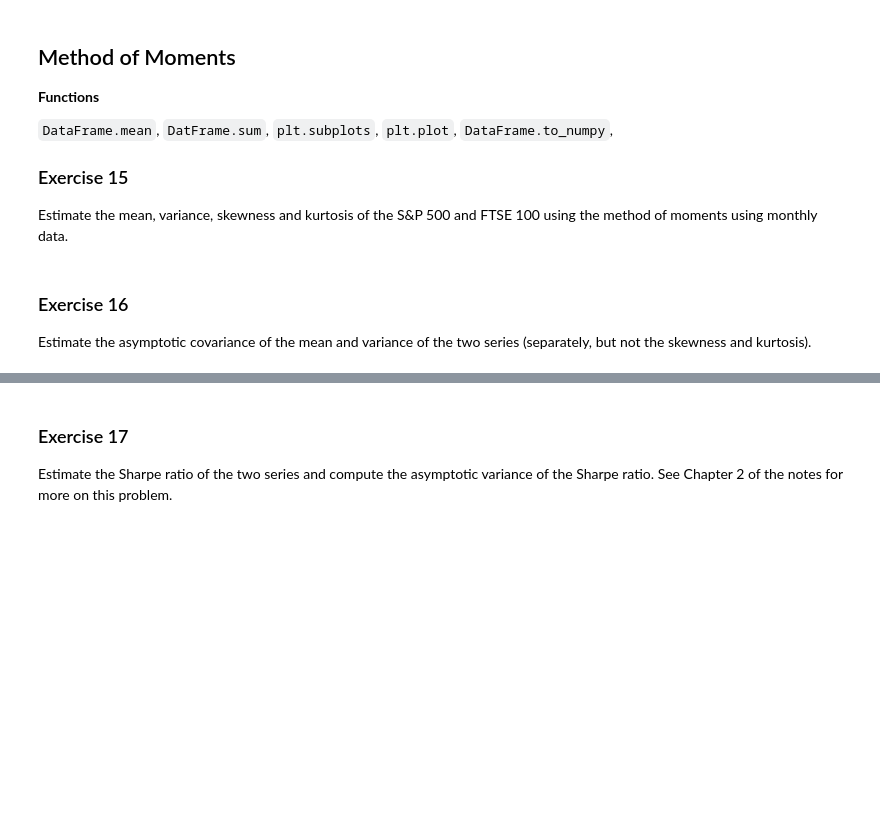
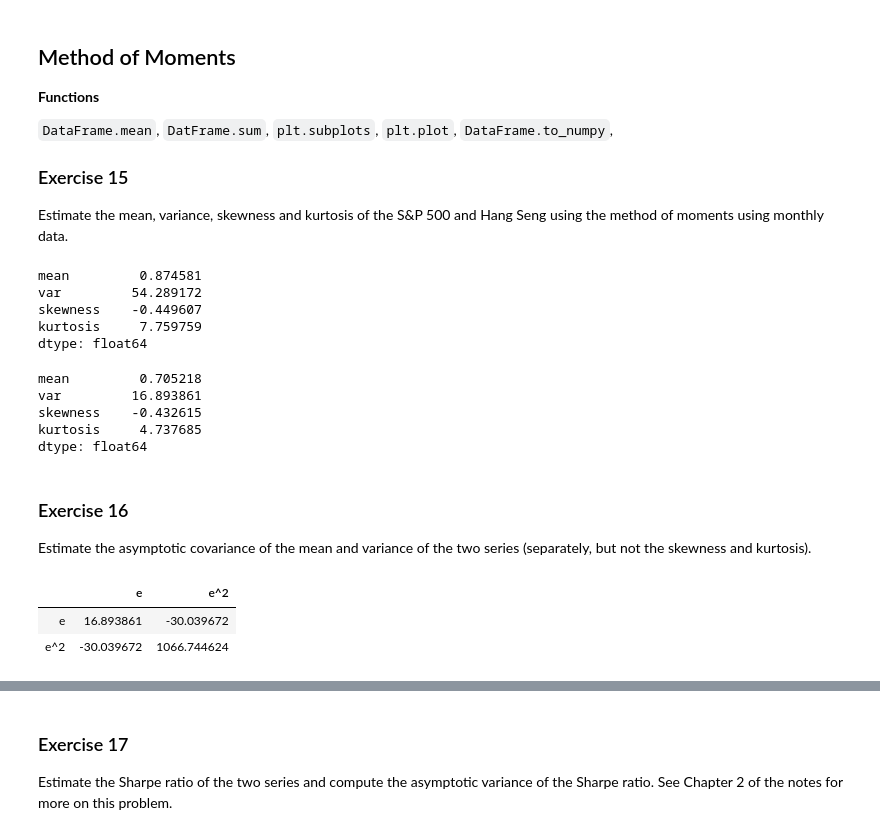
Before and after one commit to bashtage/python-introduction, a Jupyter notebook: solutions/autumn/estimation-method-of-moments.ipynb, the cells around one changed output, grey strips where cells are left out. Drawn from its saved outputs; the diff is of its cells as text; code cells hidden in the pictures; blank space fills up the shorter version.

```diff
--- a/solutions/autumn/estimation-method-of-moments.ipynb
+++ b/solutions/autumn/estimation-method-of-moments.ipynb
@@ -6,9 +6,62 @@
 `DataFrame.mean`, `DatFrame.sum`, `plt.subplots`, `plt.plot`, `DataFrame.to_numpy`,
 
 ### Exercise 15
-Estimate the mean, variance, skewness and kurtosis of the S&P 500 and FTSE 100 using
+Estimate the mean, variance, skewness and kurtosis of the S&P 500 and Hang Seng using
 the method of moments using monthly data.
+# %%
+import pandas as pd
+
+monthly_hsi = pd.read_hdf("data/equity-indices.h5", "monthly_hsi")
+monthly_sp500 = pd.read_hdf("data/equity-indices.h5", "monthly_sp500")
+
+sp500 = 100 * monthly_sp500.Close.pct_change().dropna()
+hsi = 100 * monthly_hsi.Close.pct_change().dropna()
+
+hsi_mu = hsi.mean()
+hsi_err = hsi - hsi_mu
+hsi_var = (hsi_err**2).mean()
+hsi_mom3 = (hsi_err**3).mean()
+hsi_mom4 = (hsi_err**4).mean()
+hsi_skew = hsi_mom3 / hsi_var ** (3/2)
+hsi_kurt = hsi_mom4 / hsi_var ** (4/2)
+hsi_stats = pd.Series([hsi_mu, hsi_var, hsi_skew, hsi_kurt],
+                      index=["mean","var","skewness","kurtosis"])
+hsi_stats
+# %% [output]
+mean         0.874581
+var         54.289172
+skewness    -0.449607
+kurtosis     7.759759
+dtype: float64
+# %%
+sp500_mu = sp500.mean()
+sp500_err = sp500 - sp500_mu
+sp500_var = (sp500_err**2).mean()
+sp500_mom3 = (sp500_err**3).mean()
+sp500_mom4 = (sp500_err**4).mean()
+sp500_skew = sp500_mom3 / sp500_var ** (3/2)
+sp500_kurt = sp500_mom4 / sp500_var ** (4/2)
+sp500_stats = pd.Series([sp500_mu, sp500_var, sp500_skew, sp500_kurt],
+                      index=["mean","var","skewness","kurtosis"])
+sp500_stats
+# %% [output]
+mean         0.705218
+var         16.893861
+skewness    -0.432615
+kurtosis     4.737685
+dtype: float64
 # %% [markdown]
 ### Exercise 16
 Estimate the asymptotic covariance of the mean and variance of the two series (separately,
 but not the skewness and kurtosis).
+# %%
+errors = pd.DataFrame({"e": sp500_err, "e^2": sp500_err**2 - sp500_var},
+                      index=sp500.index)
+nobs = errors.shape[0]
+
+sp500_acov = errors.T @ errors / nobs
+sp500_acov
+# %% [output]
+|  | e | e^2 |
+| e | 16.893861 | -30.039672 |
+| e^2 | -30.039672 | 1066.744624 |
```
Also changed, not shown: parts of 7 cells of this notebook, 3 other files.
